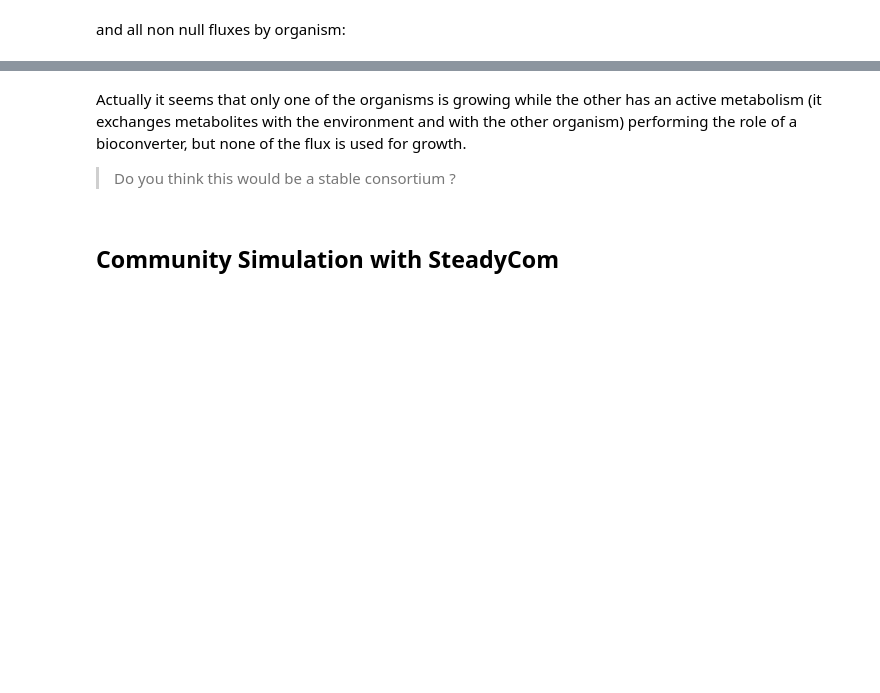
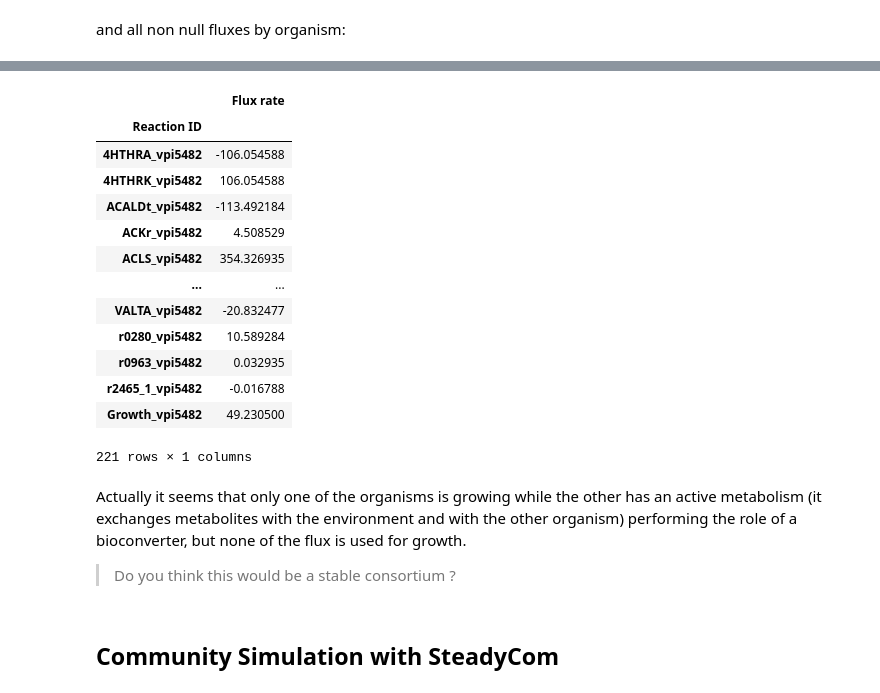
Before and after one commit to areias03/tmCOM, a Jupyter notebook: notebooks/08-community.ipynb, the cells around one changed output, grey strips where cells are left out. Drawn from its saved outputs; the diff is of its cells as text; code cells hidden in the pictures; blank space fills up the shorter version.

```diff
--- a/notebooks/08-community.ipynb
+++ b/notebooks/08-community.ipynb
@@ -104,2 +129,2 @@ community = CommunityModel([glc_ko, nh4_ko,bt],flavor='cobra')
 # %%
-sim = community.get_community_model()
+sim = community.merged_model
@@ -141,3 +243,20 @@ solution.find('nh4_ko')
+# %%
+solution.find('vpi5482')
+# %% [output]
+|  | Flux rate |
+| Reaction ID |  |
+| 4HTHRA_vpi5482 | -106.054588 |
+| 4HTHRK_vpi5482 | 106.054588 |
+| ACALDt_vpi5482 | -113.492184 |
+| ACKr_vpi5482 | 4.508529 |
+| ACLS_vpi5482 | 354.326935 |
+| ... | ... |
+| VALTA_vpi5482 | -20.832477 |
+| r0280_vpi5482 | 10.589284 |
+| r0963_vpi5482 | 0.032935 |
+| r2465_1_vpi5482 | -0.016788 |
+| Growth_vpi5482 | 49.230500 |
+221 rows × 1 columns
 # %% [markdown]
 Actually it seems that only one of the organisms is growing while the other has an active metabolism (it exchanges metabolites with the environment and with the other organism) performing the role of a bioconverter, but none of the flux is used for growth.
 
```
Also changed, not shown: parts of 48 cells of this notebook, 48 other files.
